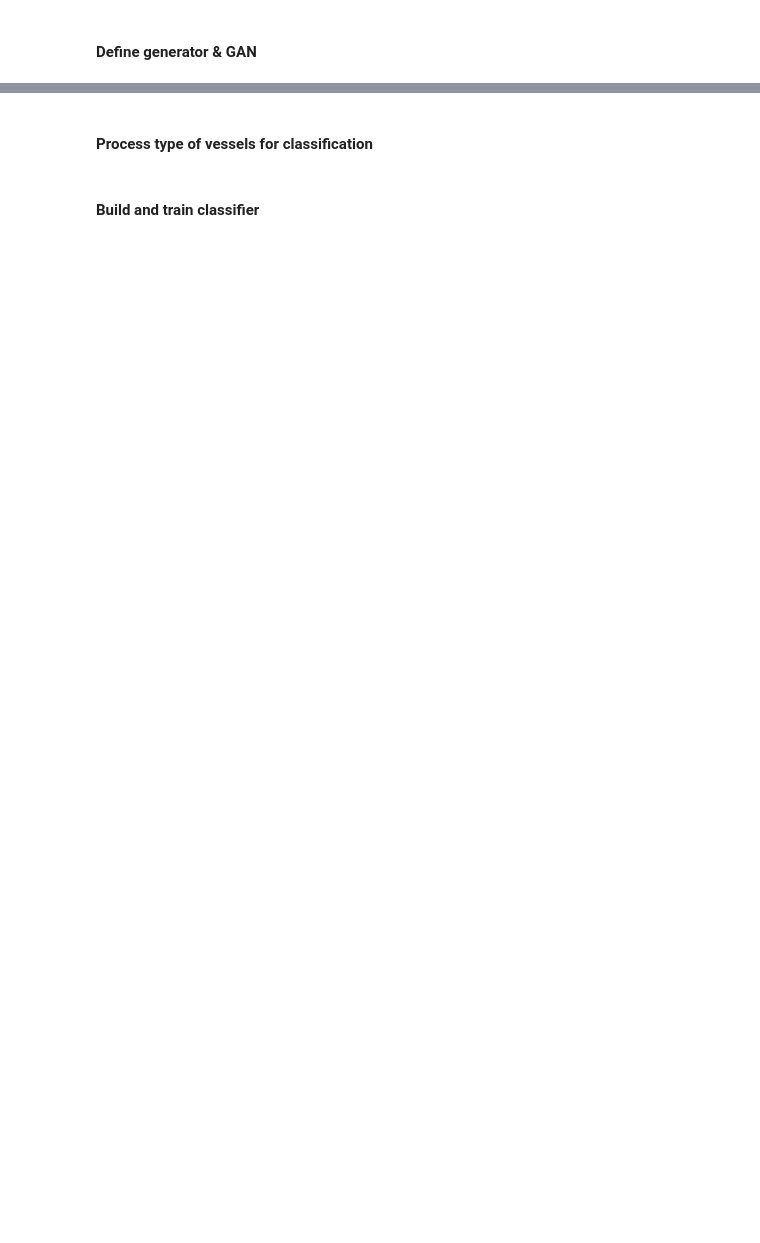
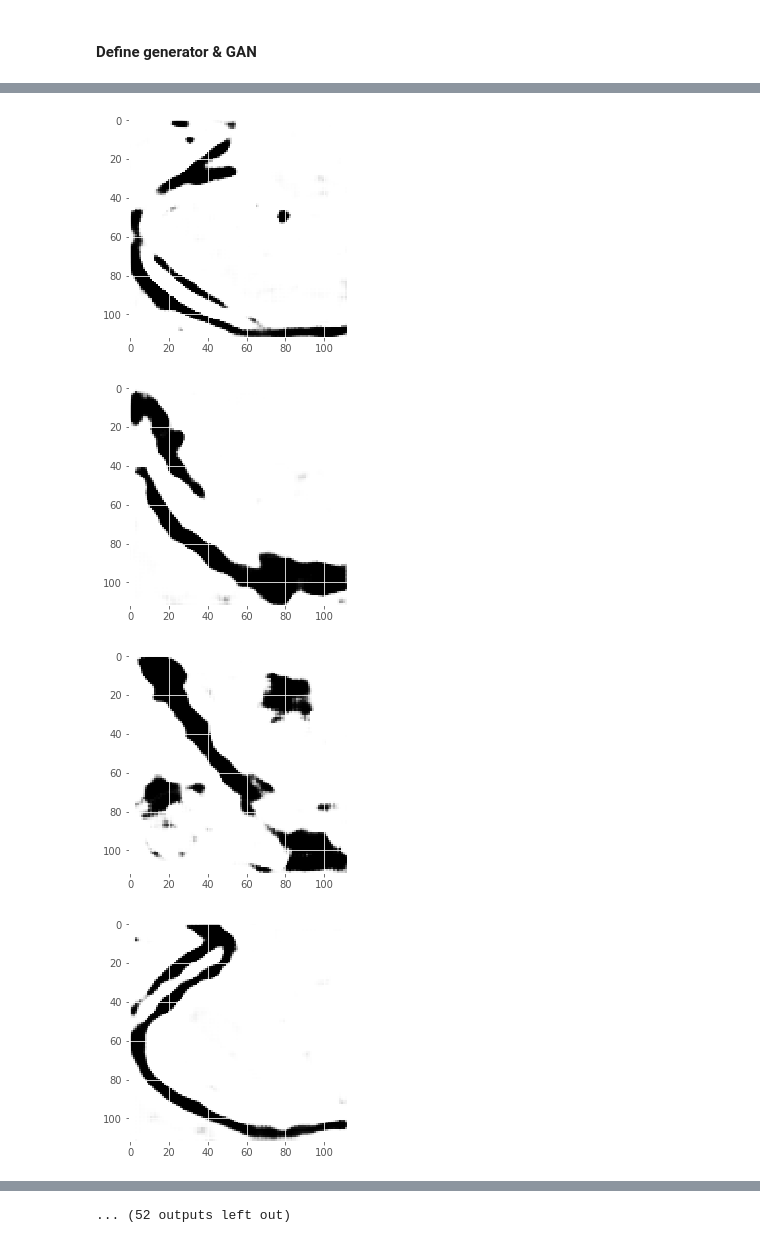
Before and after one commit to celiacintas/vasijas, a Jupyter notebook: 2D_GAN.ipynb, the cells around one changed output, grey strips where cells are left out. Cells and saved outputs as stored; diff of their text form; code cells hidden in the pictures; blank space fills up the shorter version.

```diff
--- a/2D_GAN.ipynb
+++ b/2D_GAN.ipynb
@@ -57,15 +57,13 @@ from models.gan import GAN
 import time
 import pickle
 
-transforms = [tfs.RandomAffine(0, scale=(0.3, 1.)),
+transforms = [#tfs.RandomAffine(0, scale=(0.3, 1.)),
               tfs.Resize((112, 112)),
               tfs.Grayscale(1),
+              tfs.Lambda(lambda x: PIL.ImageOps.invert(x)),
               tfs.ToTensor()]
 
 gan = GAN(epochs=100, input_h_w=112, data_path='data/png_clasificados/',
           transforms=transforms)
 gan.train()
 print("Training finished!")
-
-# visualize learned generator
-gan.visualize_results(gan.epoch)
@@ -71,0 +91,16 @@ gan.visualize_results(gan.epoch)
+# %%
+sample_z_ = Variable(torch.rand((64, 64)).cuda())
+samples = gan.G(sample_z_)
+samples = samples.cpu().data.numpy().transpose(0, 2, 3, 1)
+# %%
+images = np.squeeze(samples)
+
+for i, image in enumerate(images):
+    plt.imshow(image, cmap=plt.cm.gray_r)
+    plt.imsave('/tmp/image_'+ str(i) + '.png', image, cmap=plt.cm.gray_r)
+    plt.show()
+# %% [output]
+[figure, added]
+[figure, added]
+[figure, added]
+[figure, added]
@@ -72,7 +115,6 @@ gan.visualize_results(gan.epoch)
+... (52 outputs left out)
 # %%
 from IPython.display import Image
 
 with open('/tmp/GAN_epochs.gif','rb') as f:
     display(Image(data=f.read(), format='png'))
-# %% [markdown]
-#### Process type of vessels for classification
@@ -84,2 +120,0 @@ df = utils.create_df_from_files(path='data/clases/')
-# %% [markdown]
-#### Build and train classifier
```
Also changed, not shown: parts of 18 cells of this notebook, 2 other files.
